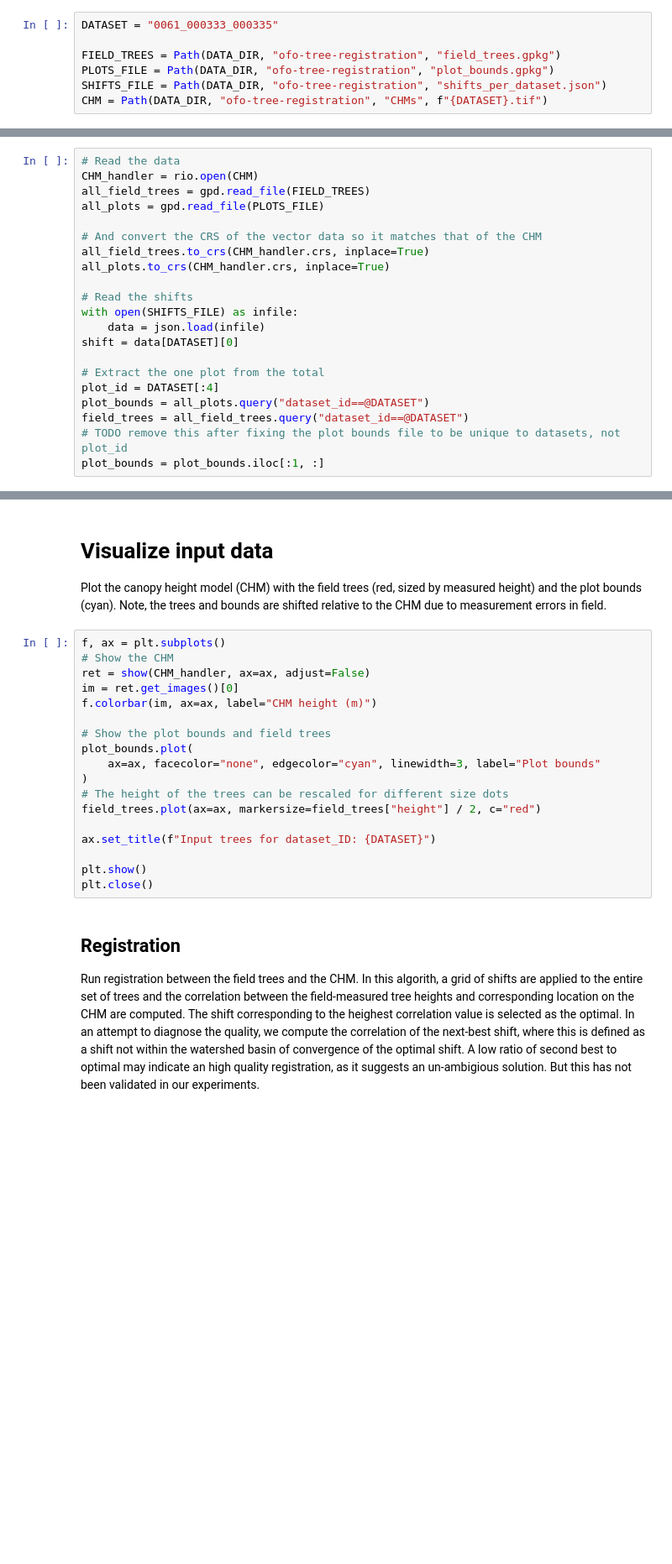
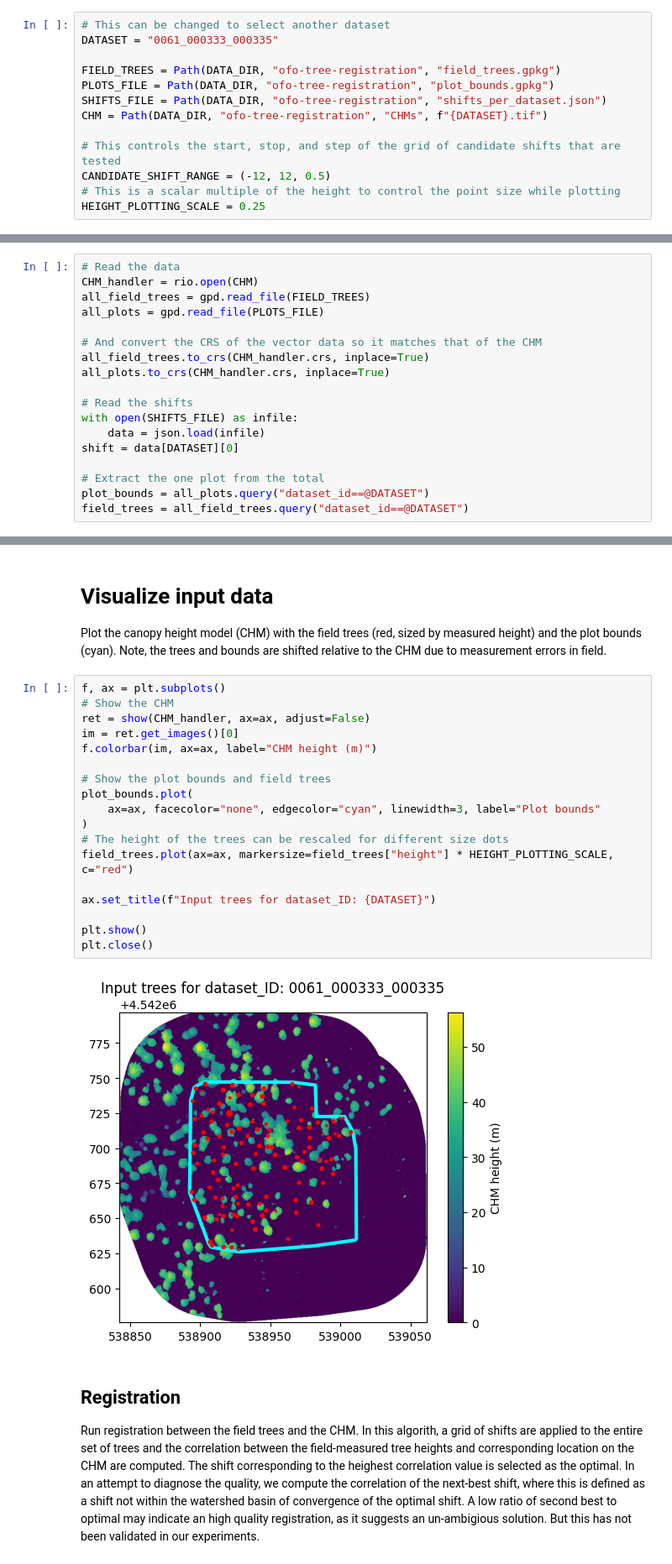
Before and after one commit to open-forest-observatory/tree-registration-and-matching, a Jupyter notebook: examples/example_registration_real_data_CHM.ipynb, the cells around one changed output, grey strips where cells are left out. Shown at 84% size. Saved outputs shown, nothing was run; the diff lists cells and outputs as text; blank space fills up the shorter version.

```diff
--- a/examples/example_registration_real_data_CHM.ipynb
+++ b/examples/example_registration_real_data_CHM.ipynb
@@ -14,12 +14,18 @@ from tree_registration_and_matching.register_CHM import find_best_shift
 ## Constants
 These constants represent file paths to the input data. You can change which dataset is used by editing the `DATASET` variable.
 # %%
+# This can be changed to select another dataset
 DATASET = "0061_000333_000335"
 
 FIELD_TREES = Path(DATA_DIR, "ofo-tree-registration", "field_trees.gpkg")
 PLOTS_FILE = Path(DATA_DIR, "ofo-tree-registration", "plot_bounds.gpkg")
 SHIFTS_FILE = Path(DATA_DIR, "ofo-tree-registration", "shifts_per_dataset.json")
 CHM = Path(DATA_DIR, "ofo-tree-registration", "CHMs", f"{DATASET}.tif")
+
+# This controls the start, stop, and step of the grid of candidate shifts that are tested
+CANDIDATE_SHIFT_RANGE = (-12, 12, 0.5)
+# This is a scalar multiple of the height to control the point size while plotting
+HEIGHT_PLOTTING_SCALE = 0.25
 # %% [markdown]
 ## Read the data
 Load the canopy height model (CHM) raster, field tree points, boundary of the field plot, and the shift that was manually computed to register the field data to the CHM.
@@ -39,11 +45,8 @@ with open(SHIFTS_FILE) as infile:
 shift = data[DATASET][0]
 
 # Extract the one plot from the total
-plot_id = DATASET[:4]
 plot_bounds = all_plots.query("dataset_id==@DATASET")
 field_trees = all_field_trees.query("dataset_id==@DATASET")
-# TODO remove this after fixing the plot bounds file to be unique to datasets, not plot_id
-plot_bounds = plot_bounds.iloc[:1, :]
 # %% [markdown]
 ## Shift the field data
 The field trees and corresponding plot bounds already have the optimal translation applied to match the corresponding drone product. To conduct the experiment, we must re-introduce the error. This is done by shifting by the negative of the recorded shift.
@@ -56,21 +65,23 @@ Plot the canopy height model (CHM) with the field trees (red, sized by measured
 # %%
 f, ax = plt.subplots()
 # Show the CHM
 ret = show(CHM_handler, ax=ax, adjust=False)
 im = ret.get_images()[0]
 f.colorbar(im, ax=ax, label="CHM height (m)")
 
 # Show the plot bounds and field trees
 plot_bounds.plot(
     ax=ax, facecolor="none", edgecolor="cyan", linewidth=3, label="Plot bounds"
 )
 # The height of the trees can be rescaled for different size dots
-field_trees.plot(ax=ax, markersize=field_trees["height"] / 2, c="red")
+field_trees.plot(ax=ax, markersize=field_trees["height"] * HEIGHT_PLOTTING_SCALE, c="red")
 
 ax.set_title(f"Input trees for dataset_ID: {DATASET}")
 
 plt.show()
 plt.close()
+# %% [output]
+[figure, added]
 # %% [markdown]
 ## Registration
 Run registration between the field trees and the CHM. In this algorith, a grid of shifts are applied to the entire set of trees and the correlation between the field-measured tree heights and corresponding location on the CHM are computed. The shift corresponding to the heighest correlation value is selected as the optimal. In an attempt to diagnose the quality, we compute the correlation of the next-best shift, where this is defined as a shift not within the watershed basin of convergence of the optimal shift. A low ratio of second best to optimal may indicate an high quality registration, as it suggests an un-ambigious solution. But this has not been validated in our experiments.
```
Also changed, not shown: parts of 3 cells of this notebook.
